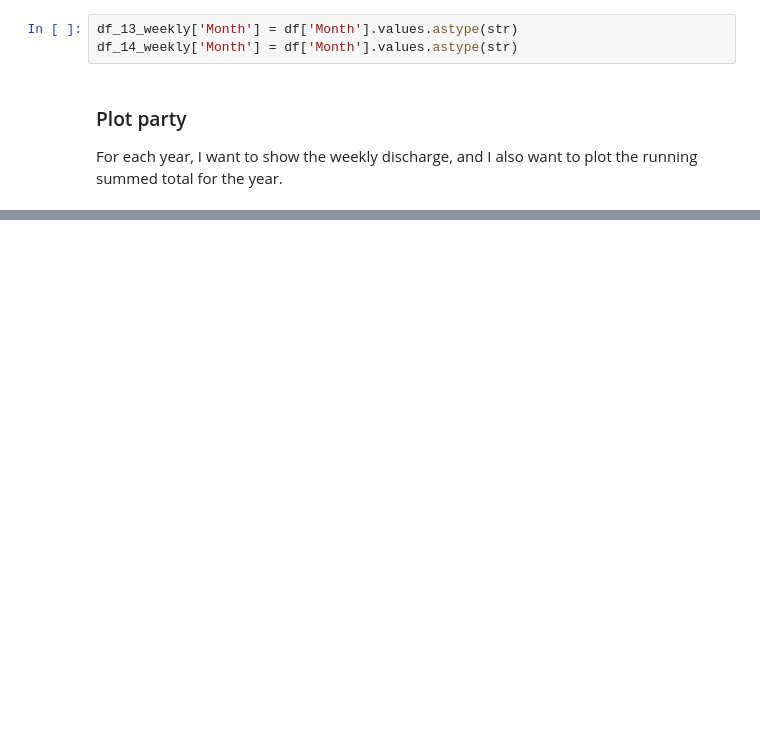
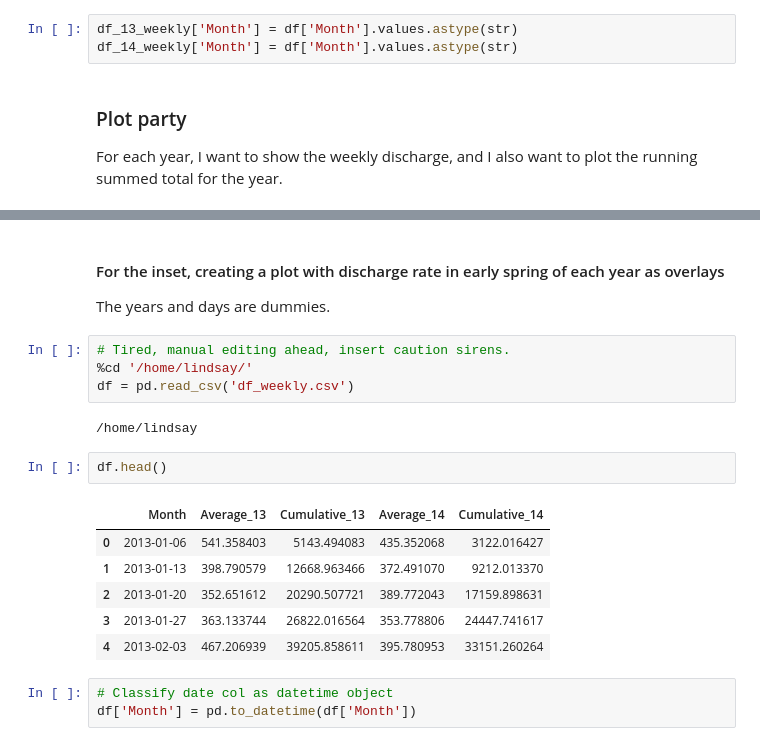
Before and after one commit to lindsayveazey/biogeochem-bonanza, a Jupyter notebook: river_figure.ipynb, the cells around one changed output, grey strips where cells are left out. Cells and saved outputs as stored; diff of their text form; blank space fills up the shorter version.

```diff
--- a/river_figure.ipynb
+++ b/river_figure.ipynb
@@ -163,0 +158,22 @@ fig.show()
+# %% [markdown]
+#### For the inset, creating a plot with discharge rate in early spring of each year as overlays
+
+The years and days are dummies.
+# %%
+# Tired, manual editing ahead, insert caution sirens.
+%cd '/home/lindsay/'
+df = pd.read_csv('df_weekly.csv')
+# %% [output]
+/home/lindsay
+# %%
+df.head()
+# %% [output]
+|  | Month | Average_13 | Cumulative_13 | Average_14 | Cumulative_14 |
+| 0 | 2013-01-06 | 541.358403 | 5143.494083 | 435.352068 | 3122.016427 |
+| 1 | 2013-01-13 | 398.790579 | 12668.963466 | 372.491070 | 9212.013370 |
+| 2 | 2013-01-20 | 352.651612 | 20290.507721 | 389.772043 | 17159.898631 |
+| 3 | 2013-01-27 | 363.133744 | 26822.016564 | 353.778806 | 24447.741617 |
+| 4 | 2013-02-03 | 467.206939 | 39205.858611 | 395.780953 | 33151.260264 |
+# %%
+# Classify date col as datetime object
+df['Month'] = pd.to_datetime(df['Month'])
```
Also changed, not shown: parts of 6 cells of this notebook.
